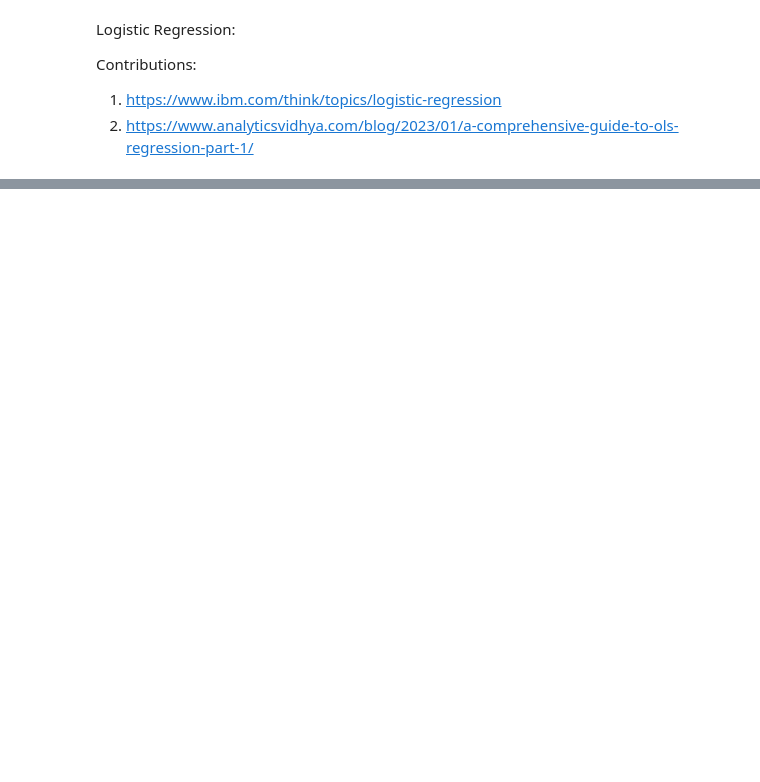
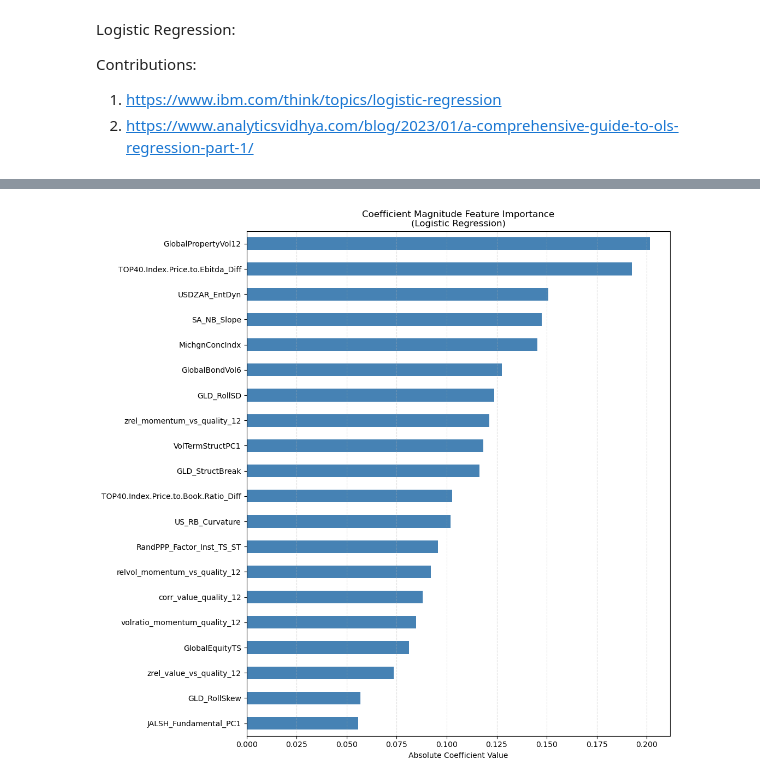
Before and after one commit to CChlungwani/forecast_curve, a Jupyter notebook: model_training/logistic_classifier.ipynb, the cells around one changed output, grey strips where cells are left out. Saved outputs shown, nothing was run; the diff lists cells and outputs as text; code cells hidden in the pictures; blank space fills up the shorter version.

Commit message:
updated models

```diff
--- a/model_training/logistic_classifier.ipynb
+++ b/model_training/logistic_classifier.ipynb
@@ -33,7 +33,7 @@ df_factor = pd.read_csv("labeled_relative_factor_returns.csv", parse_dates=['Dat
 df_factor = df_factor[['Date','Value_vs_Quality_trend']]
 df_factor = df_factor.set_index('Date')
 
-df = pd.read_csv("scaled_data.csv", parse_dates=['Date'])
+df = pd.read_csv("lagged_data.csv", parse_dates=['Date'])
 df = df.set_index('Date')
 
 
@@ -313,0 +261,11 @@ def walk_forward_validation(X, y, n_test, base_params, retune_every=None):
+# %%
+import hashlib
+
+def window_signature(X):
+    """
+    Create a stable, compact signature for a rolling window
+    based on its mean and std across features.
+    """
+    stats = np.concatenate([X.mean(axis=0), X.std(axis=0)])
+    stats_bytes = stats.tobytes()
+    return hashlib.sha1(stats_bytes).hexdigest()
@@ -524,3 +566,77 @@ df_probs = pd.DataFrame({
 }).set_index("Date")
 # %%
 df_probs.to_csv('log_value_quality_probs.csv',index=True)
+# %%
+# ============================
+# COEFFICIENT + SHAP IMPORTANCE
+# ============================
+
+# Extract data & names
+X = data.iloc[:, :-1].values
+y = data.iloc[:, -1].values
+feature_names = results["feature_names"]
+
+# Scale exactly as in main()
+X = np.nan_to_num(X, nan=np.nan, posinf=1e10, neginf=-1e10)
+scaler = StandardScaler()
+X_scaled = scaler.fit_transform(X)
+
+# Fit model on the same training window before the final 156 test points
+best_params = results["best_params"]
+model = LogisticRegression(**best_params)
+model.fit(X_scaled[:-FINAL_TEST_POINTS], y[:-FINAL_TEST_POINTS])
+
+# -----------------------------
+# 1. Coefficient Importance
+# -----------------------------
+betas = model.beta[1:]  # exclude intercept
+
+importance_coeff = (
+    pd.Series(np.abs(betas), index=feature_names)
+    .sort_values(ascending=False)
+)
+
+print("\n=== Coefficient Magnitude Importance ===")
+print(importance_coeff.head(20))
+
+
+# -----------------------------
+# PLOT COEFFICIENT IMPORTANCE
+# -----------------------------
+plt.figure(figsize=(10, 12))
+importance_coeff.head(20).plot(kind='barh', color='steelblue')
+
+plt.title("Coefficient Magnitude Feature Importance\n(Logistic Regression)")
+plt.xlabel("Absolute Coefficient Value")
+plt.gca().invert_yaxis()
+plt.grid(axis='x', linestyle='--', alpha=0.4)
+plt.show()
+
+
+# -----------------------------
+# 2. SHAP Values (linear logistic)
+# -----------------------------
+X_used = X_scaled[:-FINAL_TEST_POINTS]
+
+# shap contribution is x * beta
+shap_values = X_used * betas
+
+shap_df = pd.DataFrame(shap_values, columns=feature_names)
+
+importance_shap = (
+    shap_df.abs().mean().sort_values(ascending=False)
+)
+
+print("\n=== Global SHAP Importance (Mean |Contribution|) ===")
+print(importance_shap.head(20))
+
+
+# -----------------------------
+# 3. Plot SHAP Global Importance
+# -----------------------------
+plt.figure(figsize=(10, 12))
+importance_shap.head(20).plot(kind='barh')
+plt.title("Global SHAP Feature Importance\n(Mean |Contribution| to Log-Odds)")
+plt.gca().invert_yaxis()
+plt.show()
+# %% [output]
@@ -526,0 +660 @@ df_probs.to_csv('log_value_quality_probs.csv',index=True)
+[figure, added]
```
Also changed, not shown: parts of 9 cells of this notebook, 3 other files.
